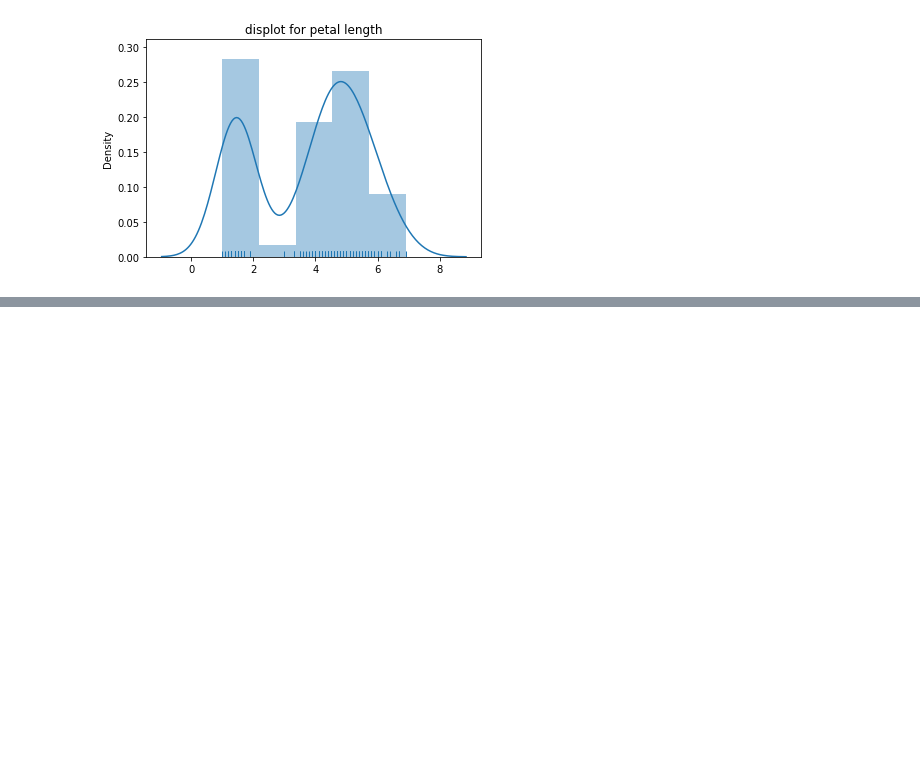
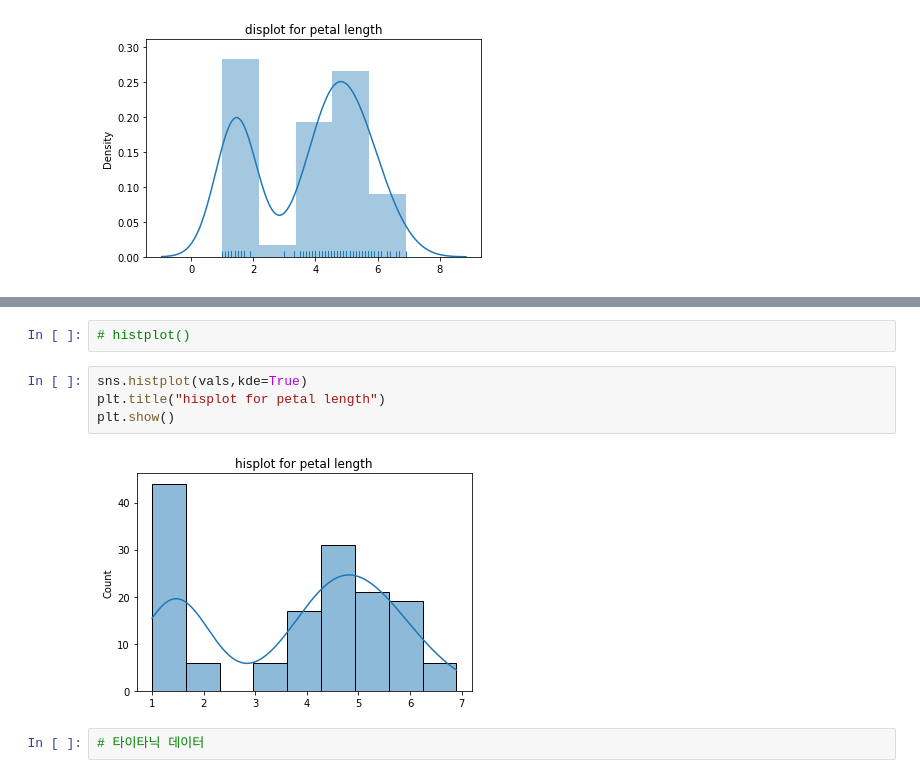
Before and after one commit to 1801310khm/knu_bdna_2022, a Jupyter notebook: 빅데이터_시험자료.ipynb, the cells around one changed output, grey strips where cells are left out. Drawn from its saved outputs; the diff is of its cells as text; blank space fills up the shorter version.

```diff
--- a/빅데이터_시험자료.ipynb
+++ b/빅데이터_시험자료.ipynb
@@ -2029,0 +2039,10 @@ plt.show()
+# %%
+# histplot()
+# %%
+sns.histplot(vals,kde=True)
+plt.title("hisplot for petal length")
+plt.show()
+# %% [output]
+[figure, added]
+# %%
+# 타이타닉 데이터
```
Also changed, not shown: parts of 177 cells of this notebook.
